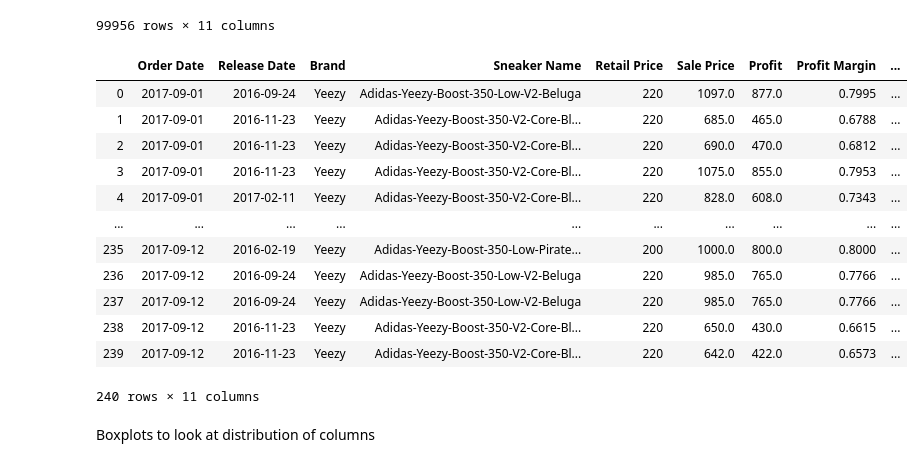
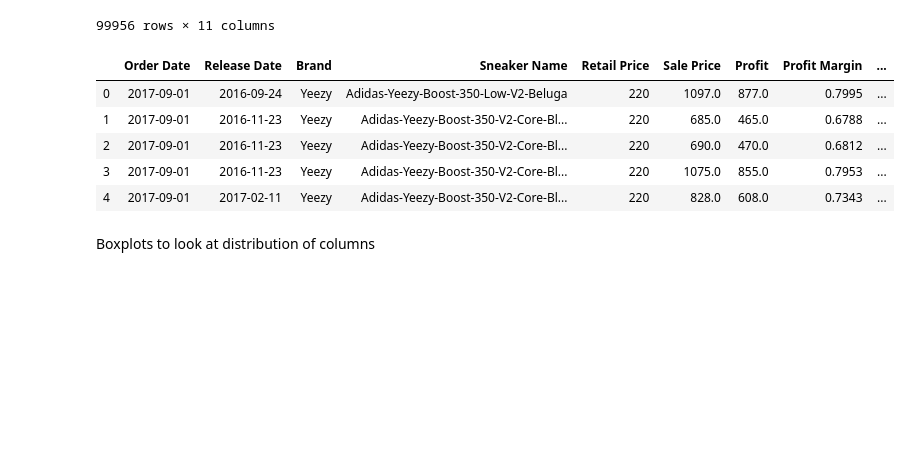
Before and after one commit to HienHa34/Yeezy-vs.-Off-White, a Jupyter notebook: EDA.ipynb, the cells around one changed output. Saved outputs shown, nothing was run; the diff lists cells and outputs as text; code cells hidden in the pictures; blank space fills up the shorter version.

```diff
--- a/EDA.ipynb
+++ b/EDA.ipynb
@@ -281,21 +279,14 @@ df.rename(columns = {'Buyer Region': 'Buyer State', 'region': 'Buyer Region'}, i
 # %%
 df= df[['Order Date','Release Date', 'Brand', 'Sneaker Name', 'Retail Price', 'Sale Price','Profit','Profit Margin','Shoe Size','Buyer State', 'Buyer Region']]
 # %%
-df.head(240)
+df.head()
 # %% [output]
 |  | Order Date | Release Date | Brand | Sneaker Name | Retail Price | Sale Price | Profit | Profit Margin | ... |
 | 0 | 2017-09-01 | 2016-09-24 | Yeezy | Adidas-Yeezy-Boost-350-Low-V2-Beluga | 220 | 1097.0 | 877.0 | 0.7995 | ... |
 | 1 | 2017-09-01 | 2016-11-23 | Yeezy | Adidas-Yeezy-Boost-350-V2-Core-Bl... | 220 | 685.0 | 465.0 | 0.6788 | ... |
 | 2 | 2017-09-01 | 2016-11-23 | Yeezy | Adidas-Yeezy-Boost-350-V2-Core-Bl... | 220 | 690.0 | 470.0 | 0.6812 | ... |
 | 3 | 2017-09-01 | 2016-11-23 | Yeezy | Adidas-Yeezy-Boost-350-V2-Core-Bl... | 220 | 1075.0 | 855.0 | 0.7953 | ... |
 | 4 | 2017-09-01 | 2017-02-11 | Yeezy | Adidas-Yeezy-Boost-350-V2-Core-Bl... | 220 | 828.0 | 608.0 | 0.7343 | ... |
-| ... | ... | ... | ... | ... | ... | ... | ... | ... | ... |
-| 235 | 2017-09-12 | 2016-02-19 | Yeezy | Adidas-Yeezy-Boost-350-Low-Pirate... | 200 | 1000.0 | 800.0 | 0.8000 | ... |
-| 236 | 2017-09-12 | 2016-09-24 | Yeezy | Adidas-Yeezy-Boost-350-Low-V2-Beluga | 220 | 985.0 | 765.0 | 0.7766 | ... |
-| 237 | 2017-09-12 | 2016-09-24 | Yeezy | Adidas-Yeezy-Boost-350-Low-V2-Beluga | 220 | 985.0 | 765.0 | 0.7766 | ... |
-| 238 | 2017-09-12 | 2016-11-23 | Yeezy | Adidas-Yeezy-Boost-350-V2-Core-Bl... | 220 | 650.0 | 430.0 | 0.6615 | ... |
-| 239 | 2017-09-12 | 2016-11-23 | Yeezy | Adidas-Yeezy-Boost-350-V2-Core-Bl... | 220 | 642.0 | 422.0 | 0.6573 | ... |
-240 rows × 11 columns
 # %% [markdown]
 Boxplots to look at distribution of columns
 # %%
```
Also changed, not shown: parts of 52 cells of this notebook.
